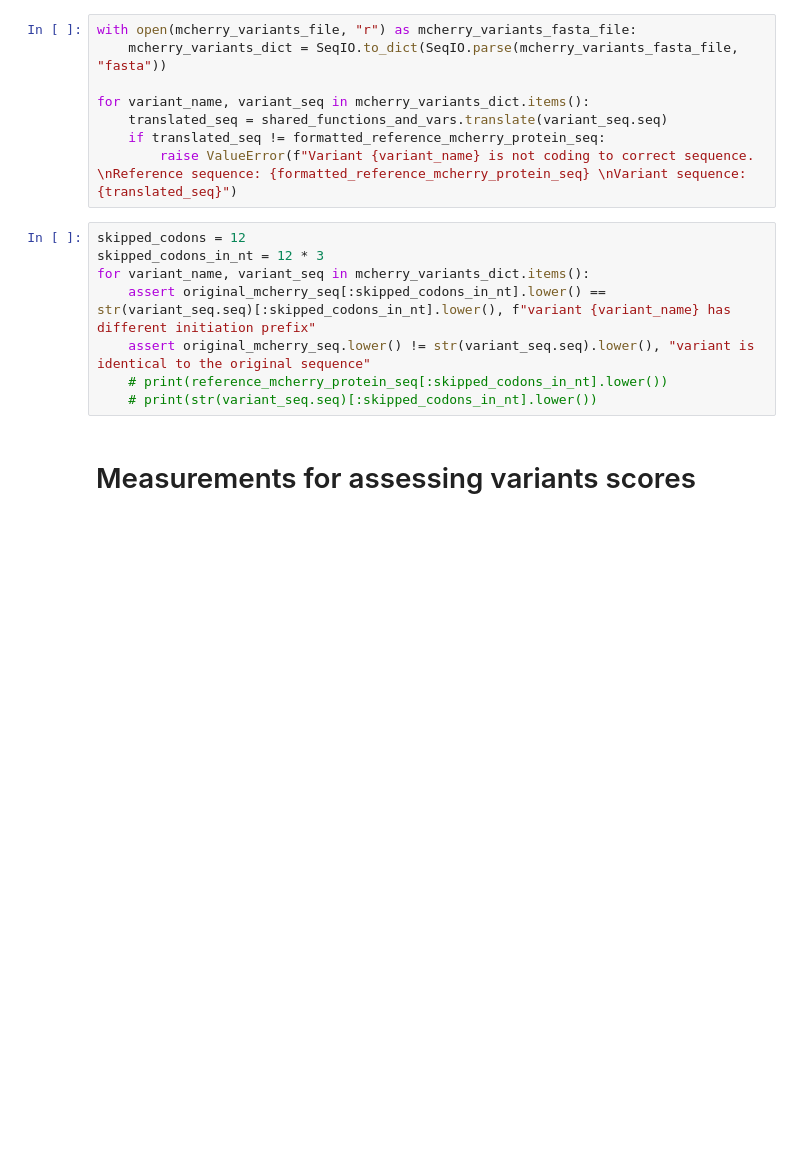
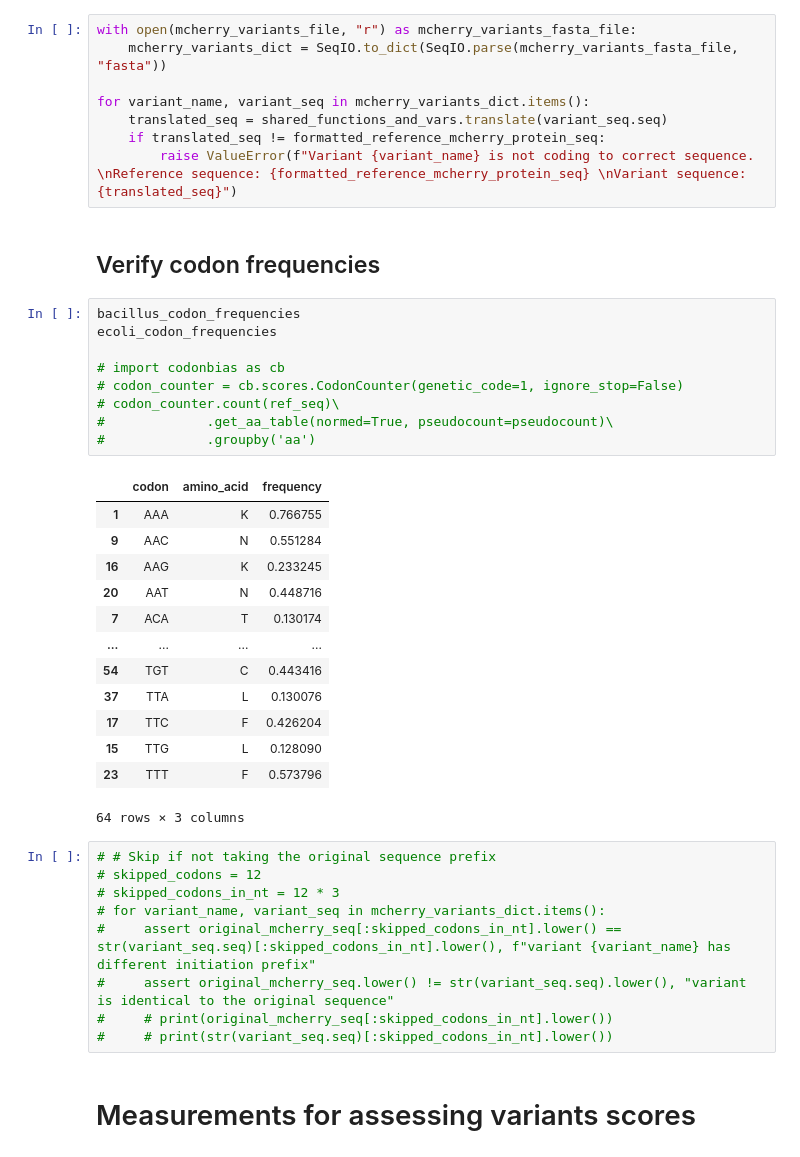
Before and after one commit to morikab/Igem_TAU_2021, a Jupyter notebook: analysis/orf_model_analysis/mcherry_variations.ipynb, the cells around one changed output. Saved outputs shown, nothing was run; the diff lists cells and outputs as text; blank space fills up the shorter version.

```diff
--- a/analysis/orf_model_analysis/mcherry_variations.ipynb
+++ b/analysis/orf_model_analysis/mcherry_variations.ipynb
@@ -871,14 +1035,40 @@ for variant_name, variant_seq in mcherry_variants_dict.items():
     translated_seq = shared_functions_and_vars.translate(variant_seq.seq)
     if translated_seq != formatted_reference_mcherry_protein_seq:
         raise ValueError(f"Variant {variant_name} is not coding to correct sequence. \nReference sequence: {formatted_reference_mcherry_protein_seq} \nVariant sequence: {translated_seq}")
+# %% [markdown]
+## Verify codon frequencies
+# %%
+bacillus_codon_frequencies
+ecoli_codon_frequencies
+
+# import codonbias as cb
+# codon_counter = cb.scores.CodonCounter(genetic_code=1, ignore_stop=False)
+# codon_counter.count(ref_seq)\
+#             .get_aa_table(normed=True, pseudocount=pseudocount)\
+#             .groupby('aa')
+# %% [output]
+|  | codon | amino_acid | frequency |
+| 1 | AAA | K | 0.766755 |
+| 9 | AAC | N | 0.551284 |
+| 16 | AAG | K | 0.233245 |
+| 20 | AAT | N | 0.448716 |
+| 7 | ACA | T | 0.130174 |
+| ... | ... | ... | ... |
+| 54 | TGT | C | 0.443416 |
+| 37 | TTA | L | 0.130076 |
+| 17 | TTC | F | 0.426204 |
+| 15 | TTG | L | 0.128090 |
+| 23 | TTT | F | 0.573796 |
+64 rows × 3 columns
 # %%
-skipped_codons = 12
-skipped_codons_in_nt = 12 * 3
-for variant_name, variant_seq in mcherry_variants_dict.items():
-    assert original_mcherry_seq[:skipped_codons_in_nt].lower() == str(variant_seq.seq)[:skipped_codons_in_nt].lower(), f"variant {variant_name} has different initiation prefix"
-    assert original_mcherry_seq.lower() != str(variant_seq.seq).lower(), "variant is identical to the original sequence"
-    # print(reference_mcherry_protein_seq[:skipped_codons_in_nt].lower())
-    # print(str(variant_seq.seq)[:skipped_codons_in_nt].lower())
+# # Skip if not taking the original sequence prefix
+# skipped_codons = 12
+# skipped_codons_in_nt = 12 * 3
+# for variant_name, variant_seq in mcherry_variants_dict.items():
+#     assert original_mcherry_seq[:skipped_codons_in_nt].lower() == str(variant_seq.seq)[:skipped_codons_in_nt].lower(), f"variant {variant_name} has different initiation prefix"
+#     assert original_mcherry_seq.lower() != str(variant_seq.seq).lower(), "variant is identical to the original sequence"
+#     # print(original_mcherry_seq[:skipped_codons_in_nt].lower())
+#     # print(str(variant_seq.seq)[:skipped_codons_in_nt].lower())
 # %% [markdown]
 # Measurements for assessing variants scores
 # %% [markdown]
```
Also changed, not shown: parts of 22 cells of this notebook, 7 other files.
